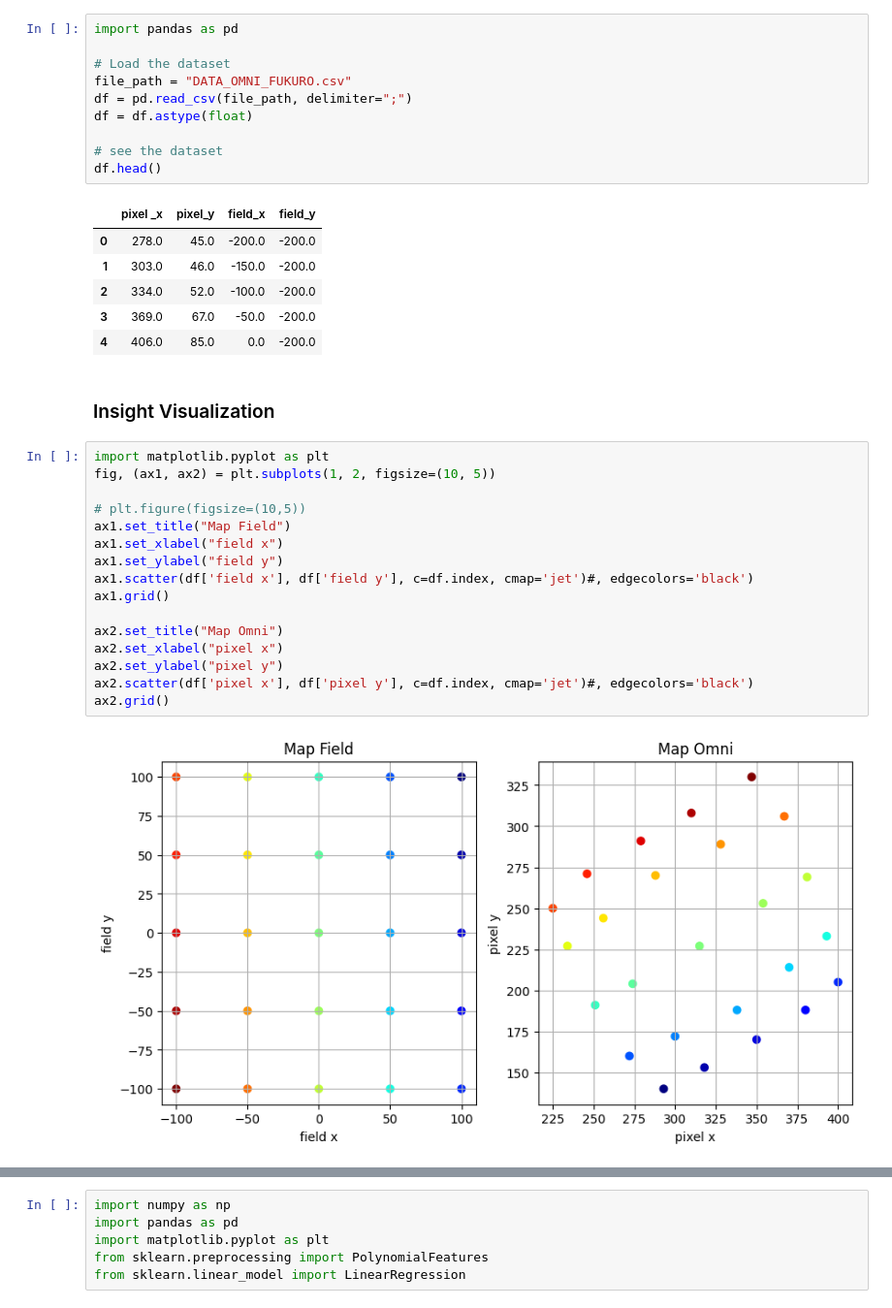
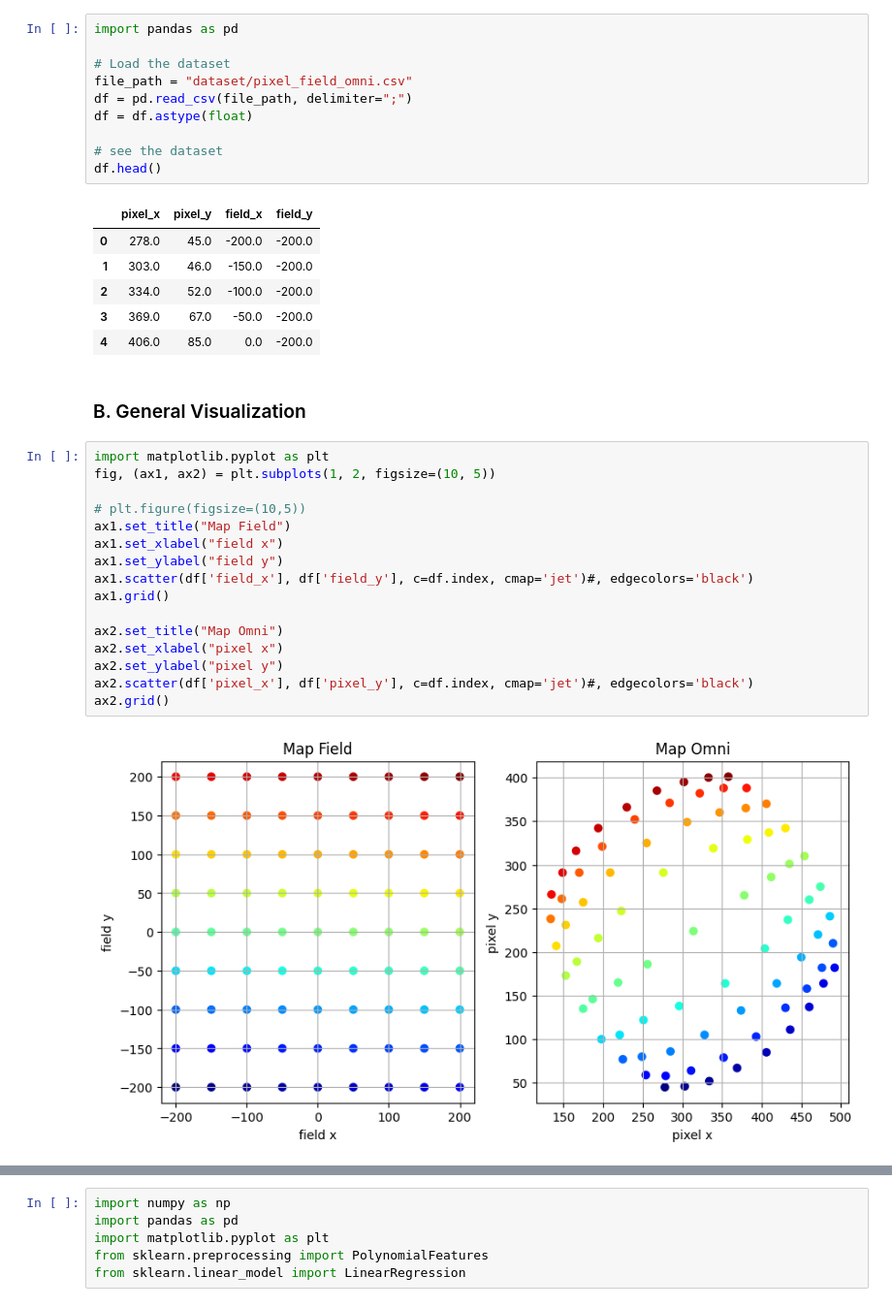
Before and after one commit to MarcoAlandAdinanda/Fukuro_Projects, a Jupyter notebook: FukuroMirror/omniResearch.ipynb, the cells around one changed output, grey strips where cells are left out. Shown at 97% size. Cells and saved outputs as stored; diff of their text form.

```diff
--- a/FukuroMirror/omniResearch.ipynb
+++ b/FukuroMirror/omniResearch.ipynb
@@ -4,36 +4,36 @@
 import pandas as pd
 
 # Load the dataset
-file_path = "DATA_OMNI_FUKURO.csv"
+file_path = "dataset/pixel_field_omni.csv"
 df = pd.read_csv(file_path, delimiter=";")
 df = df.astype(float)
 
 # see the dataset
 df.head()
 # %% [output]
-|  | pixel _x | pixel_y | field_x | field_y |
+|  | pixel_x | pixel_y | field_x | field_y |
 | 0 | 278.0 | 45.0 | -200.0 | -200.0 |
 | 1 | 303.0 | 46.0 | -150.0 | -200.0 |
 | 2 | 334.0 | 52.0 | -100.0 | -200.0 |
 | 3 | 369.0 | 67.0 | -50.0 | -200.0 |
 | 4 | 406.0 | 85.0 | 0.0 | -200.0 |
 # %% [markdown]
-### Insight Visualization
+### B. General Visualization
 # %%
 import matplotlib.pyplot as plt
 fig, (ax1, ax2) = plt.subplots(1, 2, figsize=(10, 5))
 
 # plt.figure(figsize=(10,5))
 ax1.set_title("Map Field")
 ax1.set_xlabel("field x")
 ax1.set_ylabel("field y")
-ax1.scatter(df['field x'], df['field y'], c=df.index, cmap='jet')#, edgecolors='black')
+ax1.scatter(df['field_x'], df['field_y'], c=df.index, cmap='jet')#, edgecolors='black')
 ax1.grid()
 
 ax2.set_title("Map Omni")
 ax2.set_xlabel("pixel x")
 ax2.set_ylabel("pixel y")
-ax2.scatter(df['pixel x'], df['pixel y'], c=df.index, cmap='jet')#, edgecolors='black')
+ax2.scatter(df['pixel_x'], df['pixel_y'], c=df.index, cmap='jet')#, edgecolors='black')
 ax2.grid()
 # %% [output]
-[figure, old version]
+[figure, new version]
```
Also changed, not shown: parts of 10 cells of this notebook, 10 other files.
